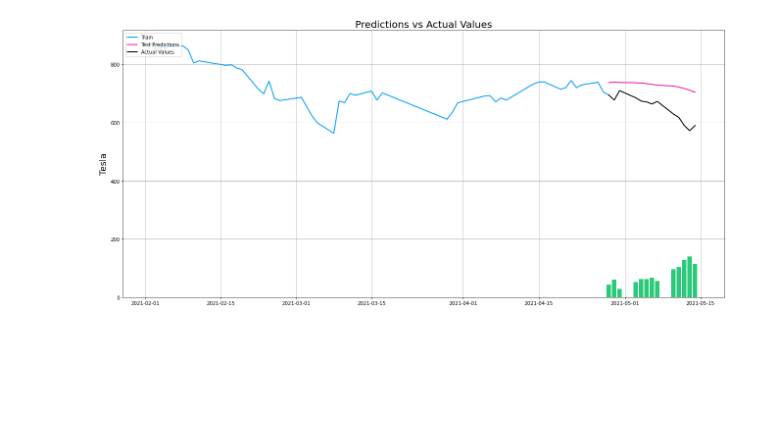
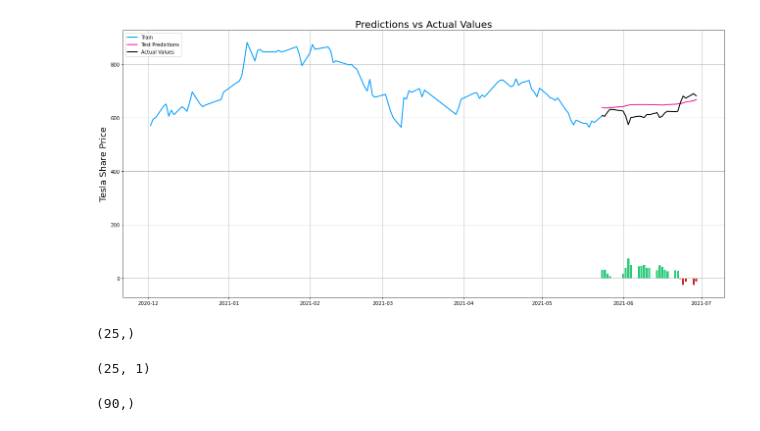
Before and after one commit to carlclifford/Capstone3, a Jupyter notebook: Capstone3_Modeling_B.ipynb, the cells around one changed output. Cells and saved outputs as stored; diff of their text form; code cells hidden in the pictures; blank space fills up the shorter version.

```diff
--- a/Capstone3_Modeling_B.ipynb
+++ b/Capstone3_Modeling_B.ipynb
@@ -1,6 +1,6 @@
 # %%
 
-## Code adapted from relataly.com example by Florian Müller:
+## Code for time series analysis adapted from relataly.com example by Florian Müller:
 ## https://www.relataly.com/stock-market-prediction-using-multivariate-time-series-in-python/1815/
 
 
@@ -16,7 +16,7 @@ import pandas as pd
 from datetime import date, timedelta, datetime
 # This function adds plotting functions for calender dates
 from pandas.plotting import register_matplotlib_converters
-# Important package for visualization - we use this to plot the market data
+# Important package for visualization - use this to plot the market data
 import matplotlib.pyplot as plt
 # Formatting dates
 import matplotlib.dates as mdates
@@ -52,7 +52,7 @@ pd.set_option('display.max_colwidth', None)
 
 
 
-df = pd.read_csv('engineered.csv')
+df = pd.read_csv('engineered2.csv')
 # %%
 df.info()
 # %% [output]
@@ -185,12 +184,12 @@ np_Close_scaled = scaler_pred.fit_transform(df_Close)
 # %%
 # Set the sequence length - this is the timeframe used to make a single prediction
-sequence_length = 40 # = number of neurons in the first layer of the neural network
+sequence_length = 10 # = number of neurons in the first layer of the neural network
 
 # Prediction Index
 index_Close = 0
 
 # Split the training data into train and train data sets
-# As a first step, we get the number of rows to train the model on 80% of the data
+# As a first step, get the number of rows to train the model on 80% of the data
 train_data_len = math.ceil(np_Close_scaled.shape[0] * 0.8)
 
 # Create the training and test data
@@ -198,7 +197,7 @@ train_data = np_Close_scaled[0:train_data_len, :]
 test_data = np_Close_scaled[train_data_len - sequence_length:, :]
 
 # The RNN needs data with the format of [samples, time steps, features]
-# Here, we create N samples, sequence_length time steps per sample, and 6 features
+# Here, create N samples, sequence_length time steps per sample, and 6 features
 def partition_dataset(sequence_length, data):
     x, y = [], []
     data_len = data.shape[0]
@@ -247,7 +258,7 @@ model.compile(optimizer='adam', loss='mse')
 # %%
 # Training the model
-epochs = 30
-batch_size = 10
+epochs = 7
+batch_size = 5
 early_stop = EarlyStopping(monitor='loss', patience=5, verbose=1)
 history = model.fit(x_train, y_train,
                     batch_size=batch_size,
@@ -314,12 +371,11 @@ Median Absolute Percentage Error (MDAPE): 9.33 %
 # %%
-stockname = 'Tesla'
+stockname = 'Tesla Share Price'
 symbol = '^TSLA'
-
 
 
 # The start date
 
-display_start_date = pd.Timestamp(2021,2,1)
+display_start_date = pd.Timestamp(2020,12,1)
 
 
 # Add the date column
@@ -334,31 +390,31 @@ valid = data_filtered_sub[train_data_len:]
 valid.insert(1, "Prediction", y_pred.ravel(), True)
 valid.insert(1, "Difference", valid["Prediction"] - valid["Close"], True)
 
 # Zoom in to a closer timeframe
 valid = valid[valid['Date'] > display_start_date]
 train = train[train['Date'] > display_start_date]
 
 # Visualize the data
 fig, ax1 = plt.subplots(figsize=(22, 10), sharex=True)
 xt = train['Date']; yt = train[["Close"]]
 xv = valid['Date']; yv = valid[["Close", "Prediction"]]
 plt.title("Predictions vs Actual Values", fontsize=20)
 plt.ylabel(stockname, fontsize=18)
 plt.plot(xt, yt, color="#039dfc", linewidth=2.0)
 plt.plot(xv, yv["Prediction"], color="#E91D9E", linewidth=2.0)
 plt.plot(xv, yv["Close"], color="black", linewidth=2.0)
 plt.legend(["Train", "Test Predictions", "Actual Values"], loc="upper left")
 
 # # Create the bar plot with the differences
 x = valid['Date']
 y = valid["Difference"]
 
 # Create custom color range for positive and negative differences
 valid.loc[y >= 0, 'diff_color'] = "#2BC97A"
 valid.loc[y < 0, 'diff_color'] = "#C92B2B"
 
 plt.bar(x, y, width=0.8, color=valid['diff_color'])
 plt.grid()
 plt.show()
 # %% [output]
-[figure, old version]
+[figure, new version]
@@ -370,0 +421,4 @@ plt.show()
+# %%
+y_test.shape
+# %% [output]
+(25,)
@@ -370,0 +427,8 @@ plt.show()
+# %%
+y_test_unscaled.shape
+# %% [output]
+(25, 1)
+# %%
+y_train.shape
+# %% [output]
+(90,)
```
Also changed, not shown: parts of 38 cells of this notebook, 6 other files.
